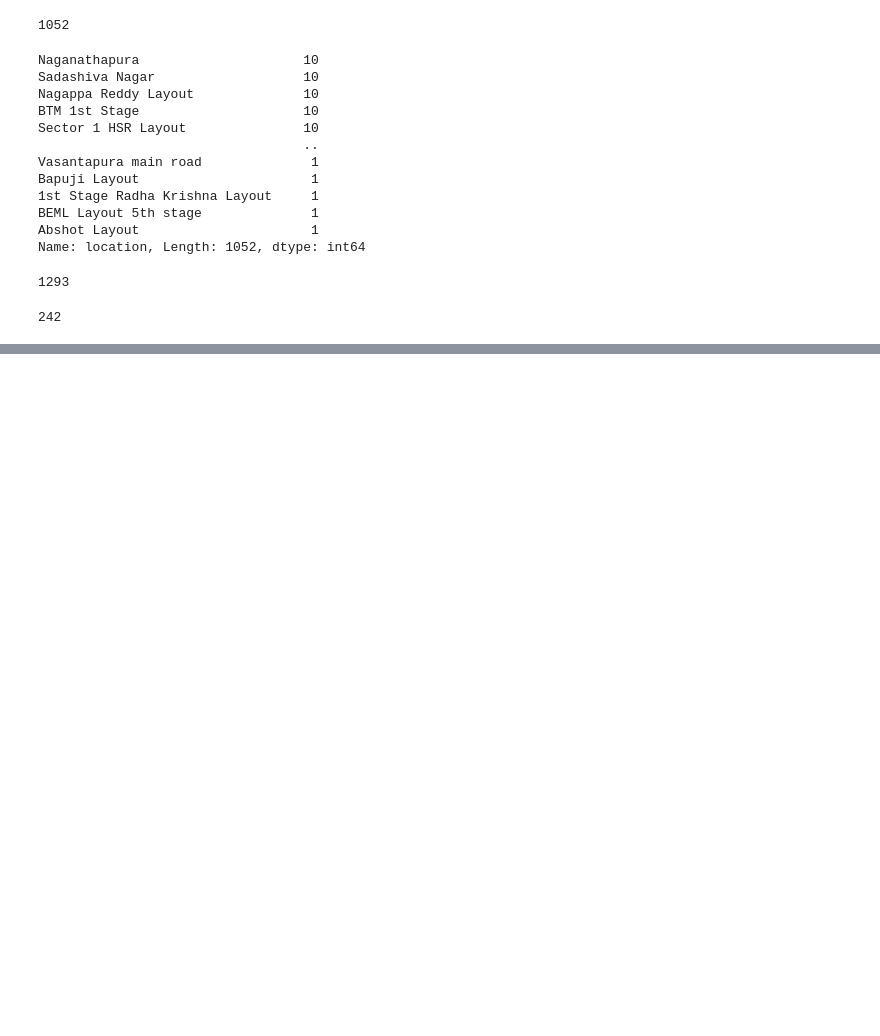
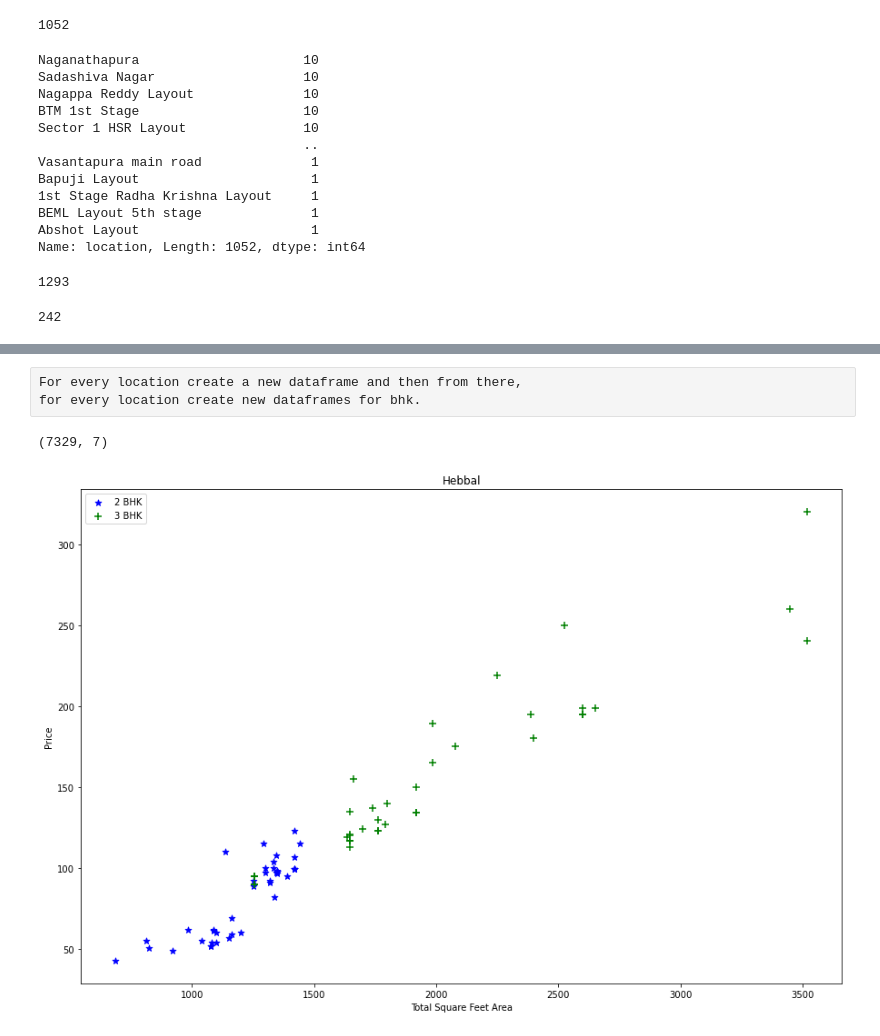
Before and after one commit to KonstantinosXouveroudis/learning-python, a Jupyter notebook: DataScience/model/banglore_home_prices.ipynb, the cells around one changed output, grey strips where cells are left out. Saved outputs shown, nothing was run; the diff lists cells and outputs as text; code cells hidden in the pictures; blank space fills up the shorter version.

```diff
--- a/DataScience/model/banglore_home_prices.ipynb
+++ b/DataScience/model/banglore_home_prices.ipynb
@@ -244,0 +347,33 @@ len(df5['location'].unique())
+# %% [raw]
+For every location create a new dataframe and then from there,
+for every location create new dataframes for bhk.
+# %%
+def remove_bhk_outliers(df):
+    exclude_indices = np.array([])
+    for location, location_df in df.groupby('location'):  # For every location create a new dataframe and then from there,
+        bhk_stats = {}
+        for bhk, bhk_df in location_df.groupby('bhk'):  # For every location create new dataframes for bhk.
+            bhk_stats[bhk] = {  # For every bhk compute mean, std, count
+                'mean': np.mean(bhk_df['price_per_sqft']),
+                'std': np.std(bhk_df['price_per_sqft']),
+                'count': bhk_df.shape[0]
+            }
+
+        """
+        Now that we have the needed stats, we run the same for loop again and exclude the datapoints who's price_per_sqft
+        is less than the mean of the previous bhk.
+        """
+        for bhk, bhk_df in location_df.groupby('bhk'):
+            stats = bhk_stats.get(bhk-1)
+            if stats and stats['count']>5:
+                exclude_indices = np.append(exclude_indices, bhk_df[bhk_df.price_per_sqft<(stats['mean'])].index.values)
+    return df.drop(exclude_indices, axis='index')
+# %%
+df8 = remove_bhk_outliers(df7)
+df8.shape
+# %% [output]
+(7329, 7)
+# %%
+plot_scatter_chart(df8, 'Hebbal')
+# %% [output]
+[figure, added]
```
Also changed, not shown: parts of 27 cells of this notebook.
